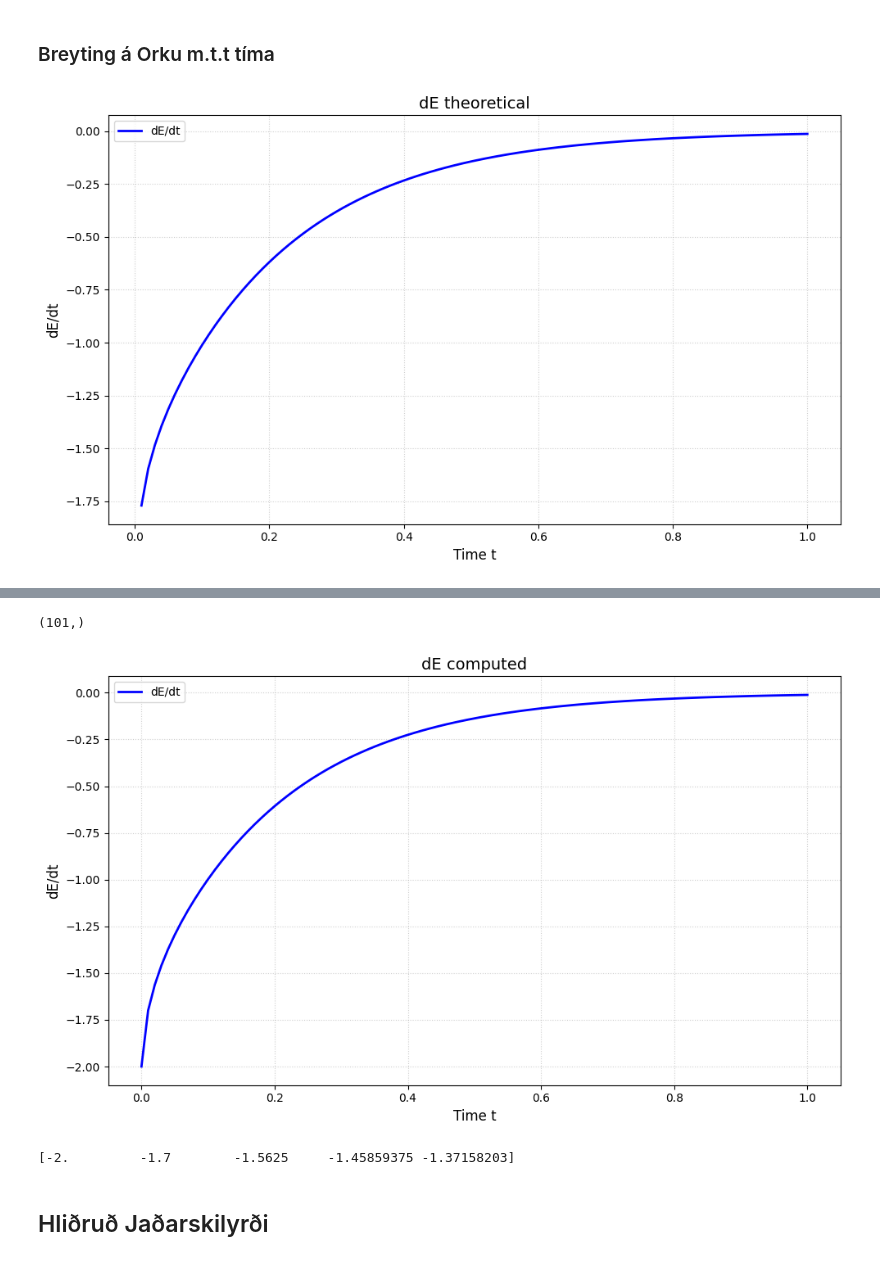
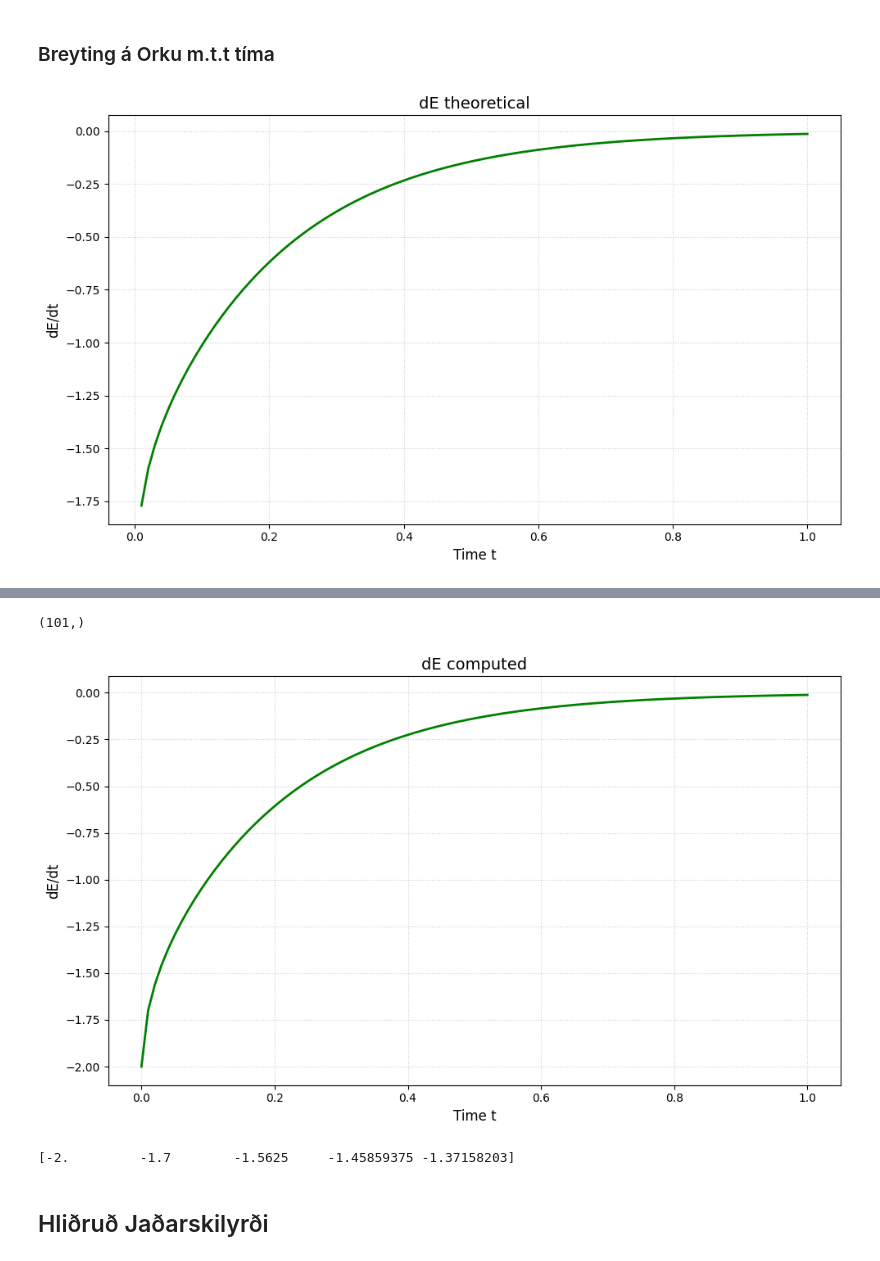
Before and after one commit to Danekpepe/Stae_Lokaverkefni, a Jupyter notebook: Lokaverkefni.ipynb, the cells around one changed output, grey strips where cells are left out. Drawn from its saved outputs; the diff is of its cells as text; code cells hidden in the pictures.

```diff
--- a/Lokaverkefni.ipynb
+++ b/Lokaverkefni.ipynb
@@ -54,7 +56,7 @@ HW: [0.         0.02119985 0.04032452 0.05550194 0.06524644 0.06860417
 sol = []
 for j in range(M_0+1):
     for i in range(N_0+1):
-        sol.append(solve_ua(L_0/(N_0)*i,T_0/(M_0)*j ,2))
+        sol.append(Foll.ua_theoretical(L_0/(N_0)*i,T_0/(M_0)*j ,2))
 
 ua = np.array(sol).reshape(M_0+1,N_0+1)
 # %%
@@ -105,7 +108,7 @@ plt.show()
 # %%
 E_theor = []
 for i in range(101):
-    E_theor.append(theoretical_energy(1/101 * i,2))
+    E_theor.append(Foll.E_theoretical(1/101 * i,2))
 
 print(E_theor[:5])
 # %% [output]
@@ -135,26 +139,26 @@ plt.show()
 # %%
 t2 = np.linspace(1/100,1,100)
 
-dE_theor = energychange_theoretical(E_theor, 1/100)
+dE_theor = Foll.dE_theoretical(E_theor, 1/100)
 # %%
 plt.figure(figsize=(10, 6))
 
-plt.plot(t2, dE_theor, label='dE/dt', color='blue', linewidth=2)
+plt.plot(t2, dE_theor,  color='green', linewidth=2)
 
 plt.title('dE theoretical', fontsize=14)
 plt.xlabel('Time t', fontsize=12)
 plt.ylabel('dE/dt', fontsize=12)
 
 # Grid: 'alpha' controls transparency, 'linestyle' makes it less distracting
 plt.grid(True, linestyle=':', alpha=0.6)
 
-# Legend: automatically uses the 'label' arguments from plt.plot()
-plt.legend(loc='best', frameon=True)
+
 
 # 4. Show/Save
 plt.tight_layout() # Adjusts spacing so labels don't get cut off
+plt.savefig('dE_theoretical.png')
 plt.show()
 
 print(dE_theor[:5])
 # %% [output]
-[figure, old version]
+[figure, new version]
@@ -167,7 +171,7 @@ print(dE_comp.shape)
 # %%
 plt.figure(figsize=(10, 6))
 
-plt.plot(t, dE_comp, label='dE/dt', color='blue', linewidth=2)
+plt.plot(t, dE_comp, color='green', linewidth=2)
 
 plt.title('dE computed', fontsize=14)
 plt.xlabel('Time t', fontsize=12)
@@ -176,16 +180,16 @@ plt.ylabel('dE/dt', fontsize=12)
 # Grid: 'alpha' controls transparency, 'linestyle' makes it less distracting
 plt.grid(True, linestyle=':', alpha=0.6)
 
-# Legend: automatically uses the 'label' arguments from plt.plot()
-plt.legend(loc='best', frameon=True)
+
 
 # 4. Show/Save
 plt.tight_layout() # Adjusts spacing so labels don't get cut off
+plt.savefig('dE_computed.png')
 plt.show()
 
 print(dE_comp[:5])
 # %% [output]
-[figure, old version]
+[figure, new version]
 [-2.         -1.7        -1.5625     -1.45859375 -1.37158203]
 # %% [markdown]
 ## Hliðruð Jaðarskilyrði
```
Also changed, not shown: parts of 15 cells of this notebook, 8 other files.
